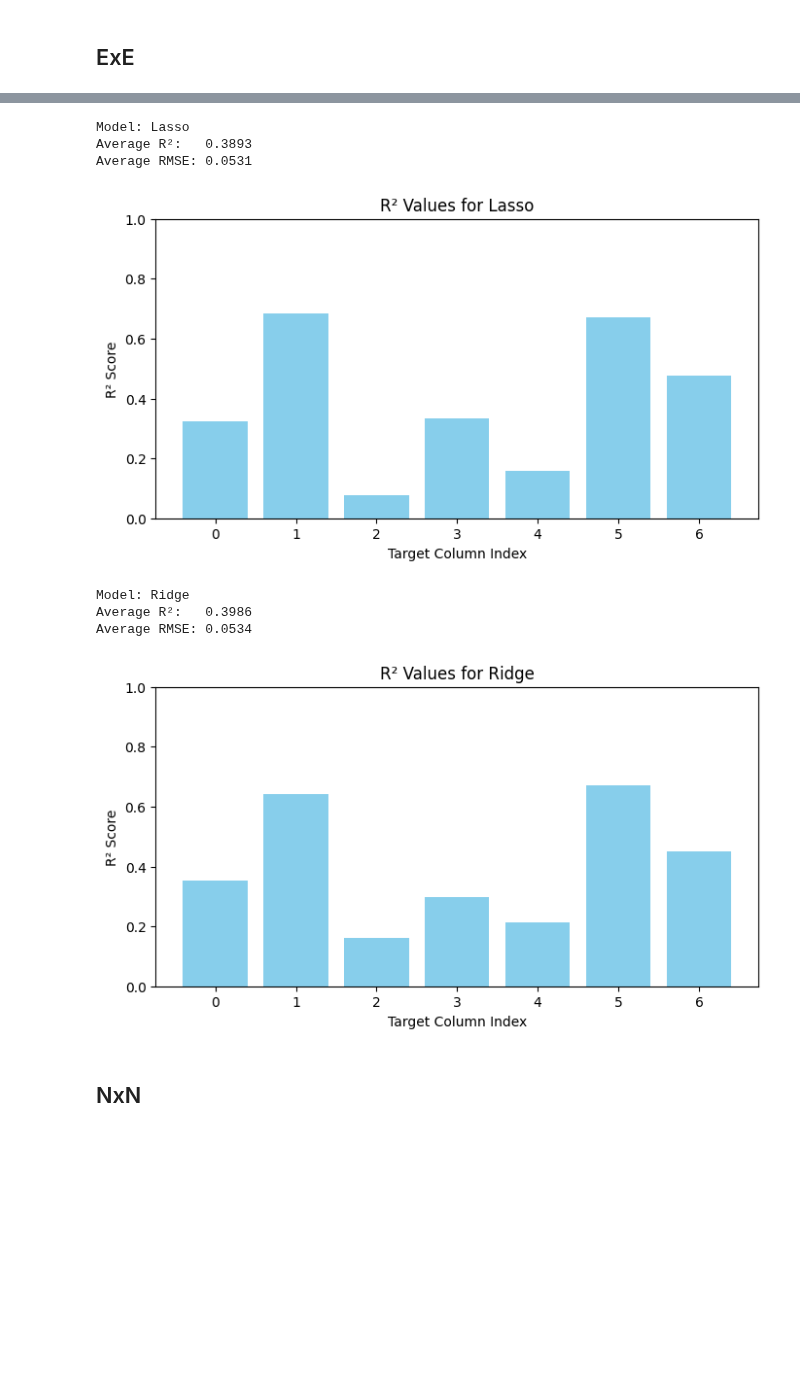
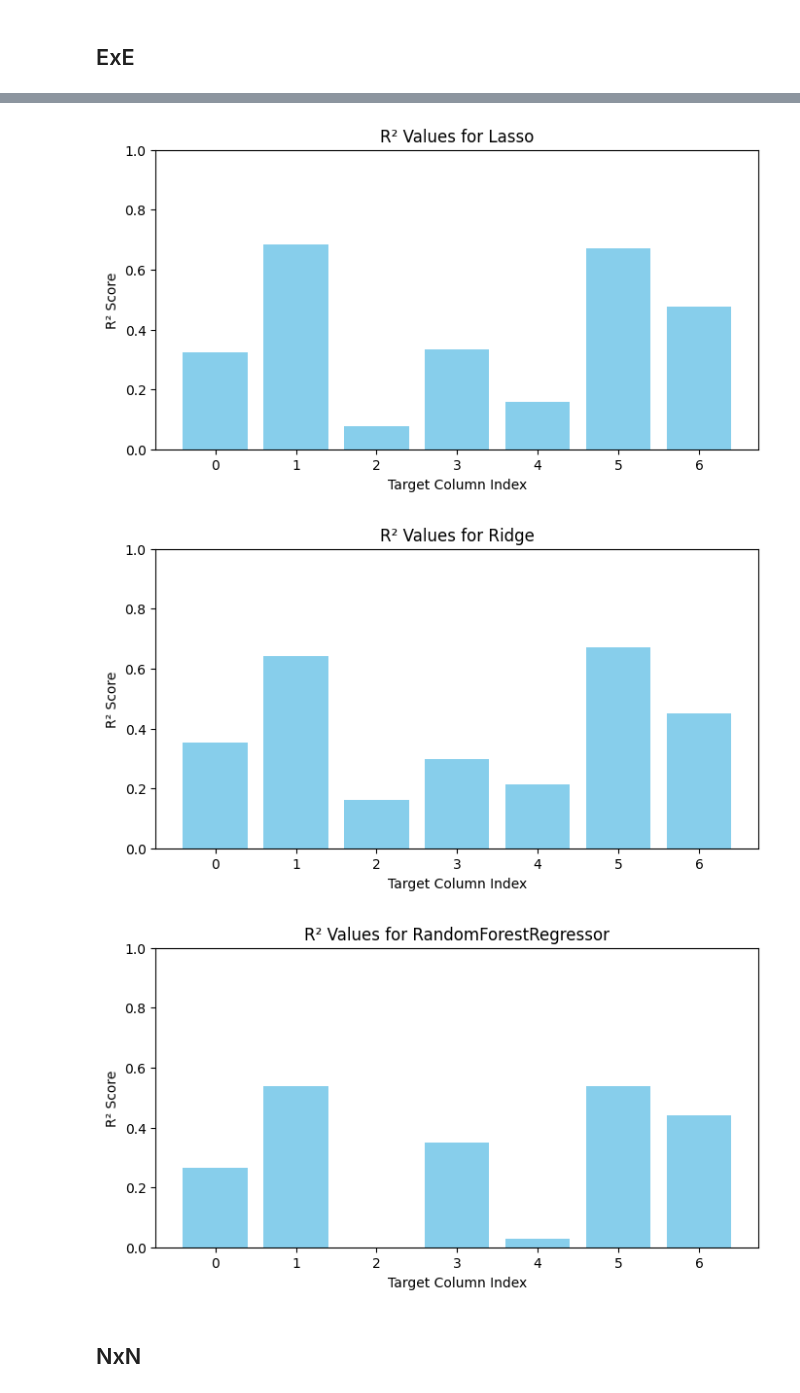
Before and after one commit to egekurt123/yeast_gene_interactions, a Jupyter notebook: prop_pred.ipynb, the cells around one changed output, grey strips where cells are left out. Cells and saved outputs as stored; diff of their text form; code cells hidden in the pictures; blank space fills up the shorter version.

```diff
--- a/prop_pred.ipynb
+++ b/prop_pred.ipynb
@@ -76,19 +20,22 @@ pca_linear_regression.name = 'PCA + Linear Regression'
 predictive_models_ExE = [
     pca_linear_regression,
     Lasso(alpha=0.0001),
-    Ridge(alpha=5)
+    Ridge(alpha=5),
+    RandomForestRegressor(n_estimators=10, random_state=42)
 ]
 
 predictive_models_NxN = [
     pca_linear_regression,
     Lasso(alpha=0.00005),
-    Ridge(alpha=10)
+    Ridge(alpha=10),
+    RandomForestRegressor(n_estimators=10, random_state=42)
 ]
 
 predictive_models_ExN = [
     pca_linear_regression,
     Lasso(alpha=0.00005),
-    Ridge(alpha=5)
+    Ridge(alpha=5),
+    RandomForestRegressor(n_estimators=10, random_state=42)
 ]
 
 random.seed(35)
@@ -97,6 +44,6 @@ proportion = 0.01
 ## ExE
 # %%
 results_ExE = iterate_over_proportion(ExE, proportion, predictive_models_ExE)
-print("Results for ExE:")
 print_results(results_ExE)
+plot_results(results_ExE)
 # %% [output]
@@ -108,12 +65,7 @@ Average RMSE: 0.0556
 [figure]
-Model: Lasso
-Average R²:   0.3893
-Average RMSE: 0.0531
 [figure]
-Model: Ridge
-Average R²:   0.3986
-Average RMSE: 0.0534
 [figure]
+[figure, added]
 # %% [markdown]
 ## NxN
 # %%
```
Also changed, not shown: parts of 6 cells of this notebook, 1 other file.
